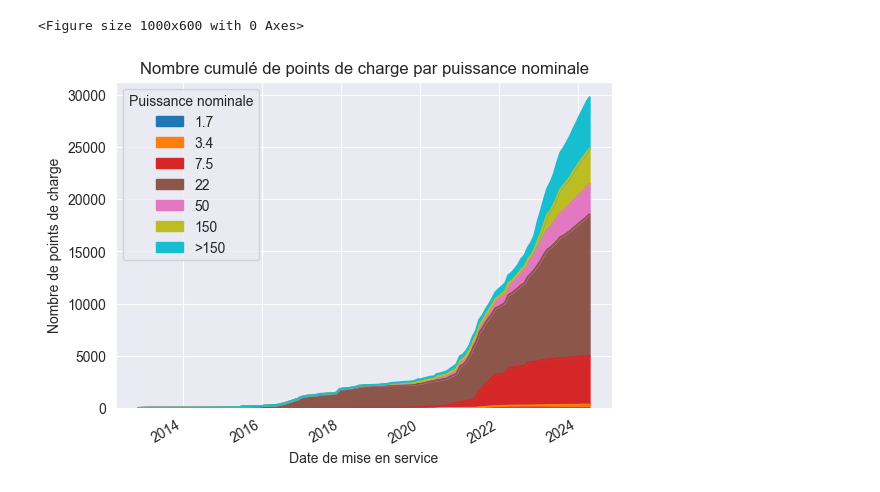
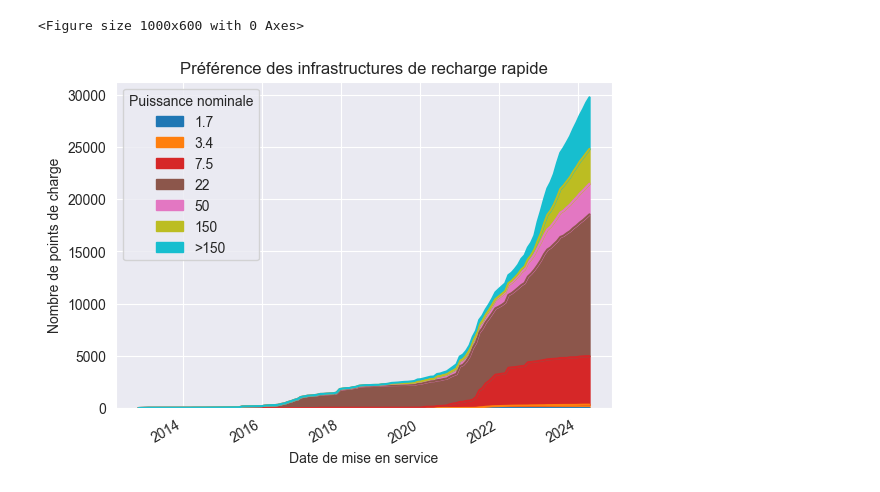
Before and after one commit to khaledbs17/Reporting-Project, a Jupyter notebook: 5_puissance.ipynb, the cells around one changed output. Cells and saved outputs as stored; diff of their text form; code cells hidden in the pictures.

```diff
--- a/5_puissance.ipynb
+++ b/5_puissance.ipynb
@@ -20,15 +20,15 @@ dfv["id_pdc_itinerance"] = dfv.groupby(["puissance_nominale_cat"])\
 # %%
 # Préparation des données pour Matplotlib
 pivot_dfv = dfv.pivot(index='date_mise_en_service', columns='puissance_nominale_cat', values='id_pdc_itinerance').fillna(0)
 
 # Création du graphique de zone empilé avec Matplotlib
 plt.figure(figsize=(10, 6))
 pivot_dfv.plot(kind='area', stacked=True, cmap='tab10')
-plt.title("Nombre cumulé de points de charge par puissance nominale")
+plt.title("Préférence des infrastructures de recharge rapide")
 plt.xlabel("Date de mise en service")
 plt.ylabel("Nombre de points de charge")
 plt.legend(title="Puissance nominale")
 plt.show()
 # %% [output]
 <Figure size 1000x600 with 0 Axes>
-[figure, old version]
+[figure, new version]
```
Also changed, not shown: parts of 3 cells of this notebook, 9 other files.
